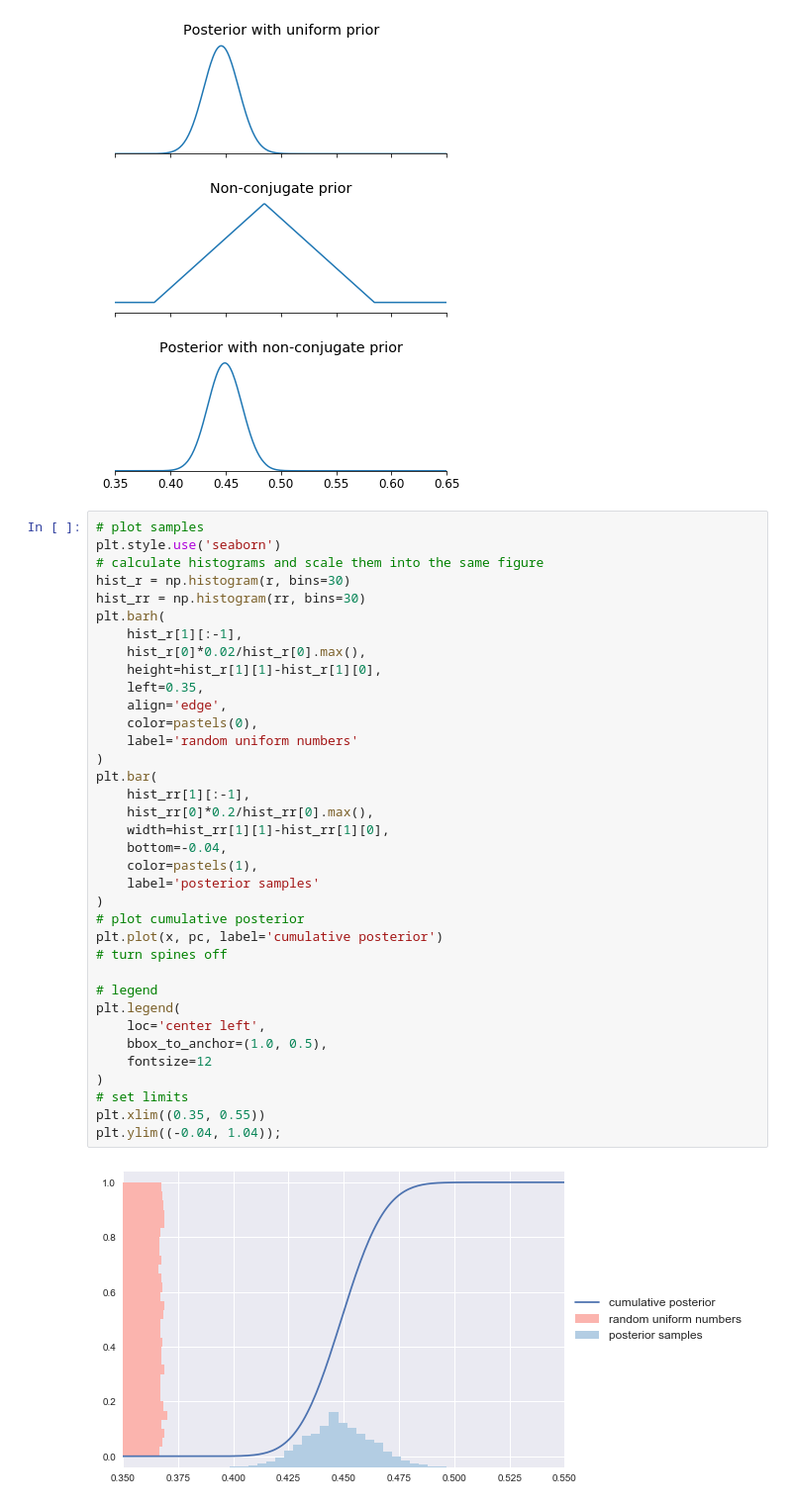
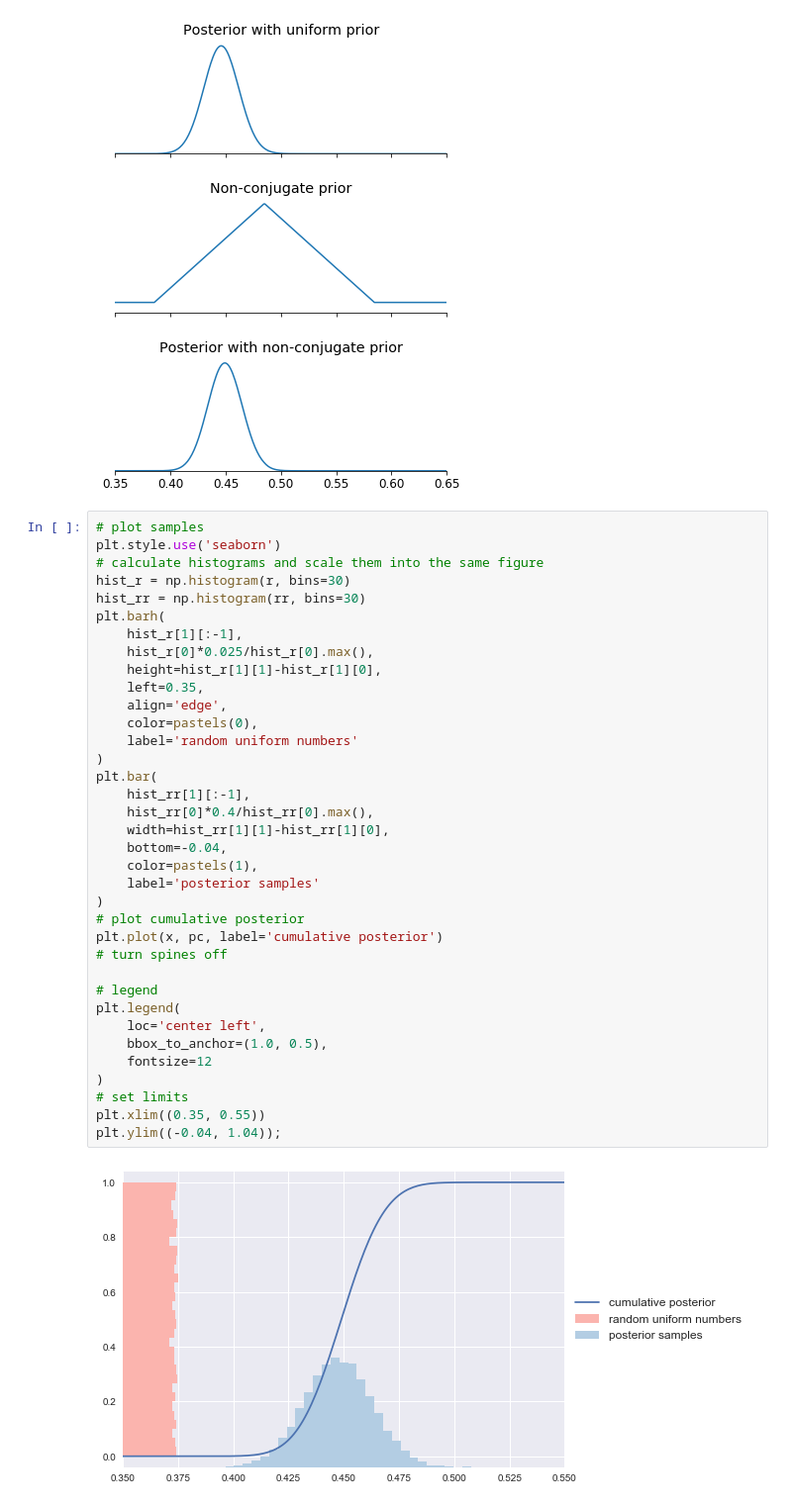
Before and after one commit to avehtari/BDA_py_demos, a Jupyter notebook: demos_ch2/demo2_4.ipynb, the cells around one changed output. Shown at 99% size. Drawn from its saved outputs; the diff is of its cells as text.

```diff
--- a/demos_ch2/demo2_4.ipynb
+++ b/demos_ch2/demo2_4.ipynb
@@ -91,33 +91,33 @@ hist_r = np.histogram(r, bins=30)
 hist_rr = np.histogram(rr, bins=30)
 plt.barh(
     hist_r[1][:-1],
-    hist_r[0]*0.02/hist_r[0].max(),
+    hist_r[0]*0.025/hist_r[0].max(),
     height=hist_r[1][1]-hist_r[1][0],
     left=0.35,
     align='edge',
     color=pastels(0),
     label='random uniform numbers'
 )
 plt.bar(
     hist_rr[1][:-1],
-    hist_rr[0]*0.2/hist_rr[0].max(),
+    hist_rr[0]*0.4/hist_rr[0].max(),
     width=hist_rr[1][1]-hist_rr[1][0],
     bottom=-0.04,
     color=pastels(1),
     label='posterior samples'
 )
 # plot cumulative posterior
 plt.plot(x, pc, label='cumulative posterior')
 # turn spines off
 
 # legend
 plt.legend(
     loc='center left',
     bbox_to_anchor=(1.0, 0.5),
     fontsize=12
 )
 # set limits
 plt.xlim((0.35, 0.55))
 plt.ylim((-0.04, 1.04));
 # %% [output]
-[figure, old version]
+[figure, new version]
```
